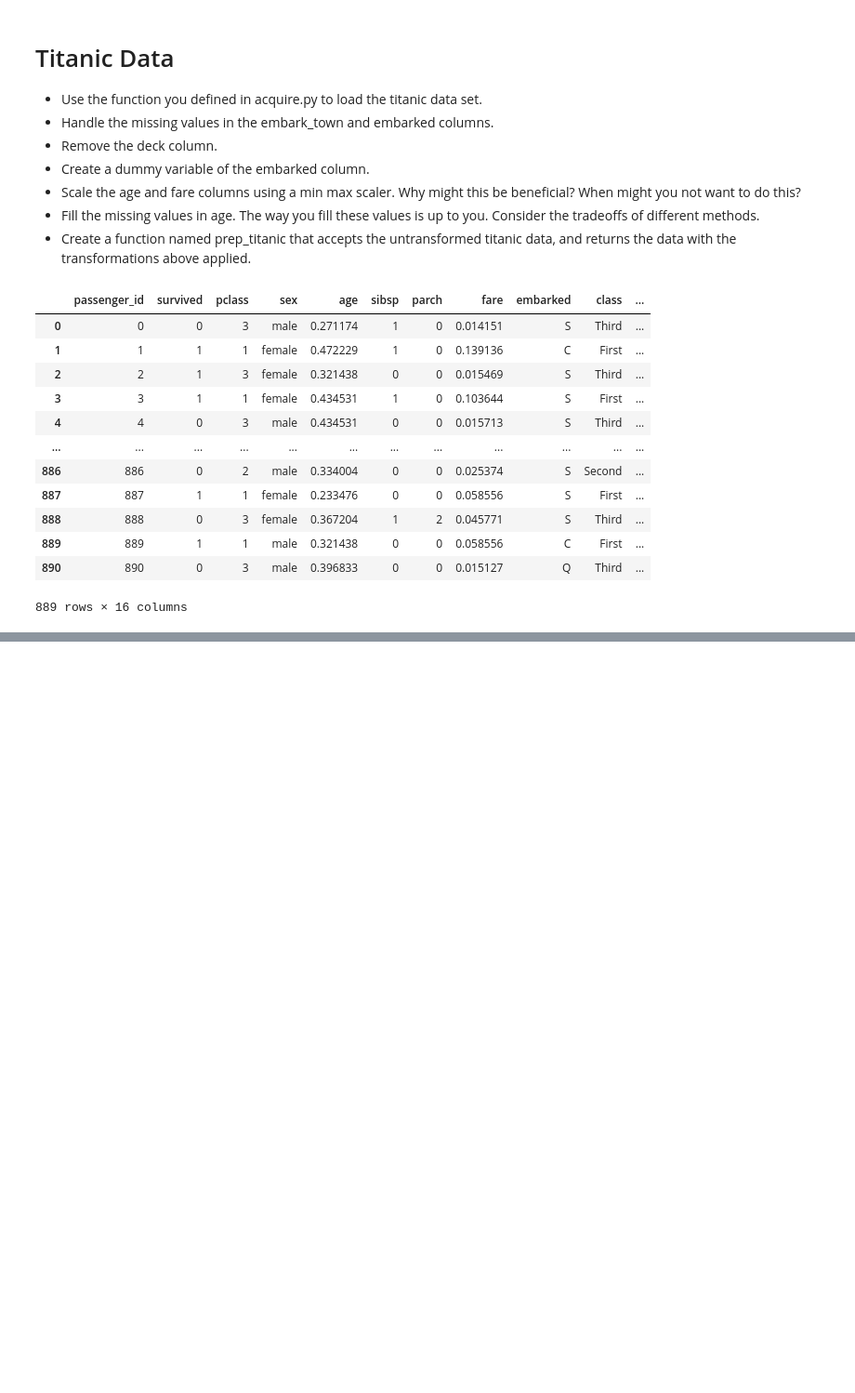
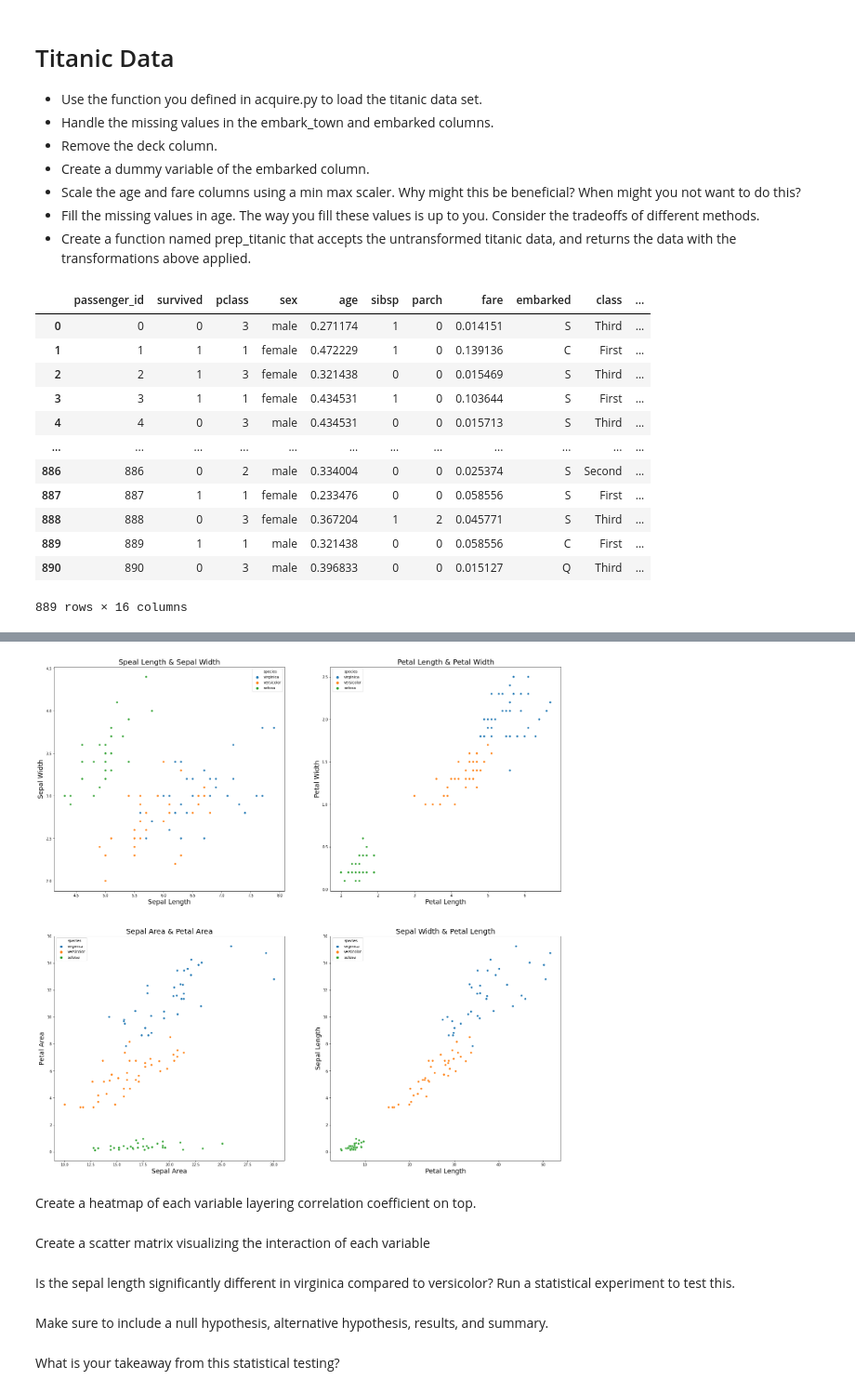
Before and after one commit to datastraine/codeup-data-science, a Jupyter notebook: classification_exercises.ipynb, the cells around one changed output, grey strips where cells are left out. Shown: that part at 93% size. Saved outputs shown, nothing was run; the diff lists cells and outputs as text; code cells hidden in the pictures; blank space fills up the shorter version.

```diff
--- a/classification_exercises.ipynb
+++ b/classification_exercises.ipynb
@@ -249,0 +329,49 @@ prep_titanic()
+# %%
+plt.figure(figsize = (25, 25))
+
+plt.subplot(221)
+sns.scatterplot(data=train, x="sepal_length", y="sepal_width", hue='species')
+plt.ylabel('Sepal Width', fontsize = 18)
+plt.xlabel('Sepal Length', fontsize = 18)
+plt.title('Speal Length & Sepal Width', fontsize = 20)
+
+# the second subplot
+plt.subplot(222)
+sns.scatterplot(data=train, x="petal_length", y="petal_width", hue='species')
+plt.ylabel('Sepal Width', fontsize = 18)
+plt.ylabel('Petal Width', fontsize = 18)
+plt.xlabel('Petal Length', fontsize = 18)
+plt.title('Petal Length & Petal Width', fontsize = 20)
+
+plt.subplot(223)
+sns.scatterplot(data=train, x=(train["sepal_length"] * train['sepal_width']), y=(train["petal_width"] * train['petal_length']), hue='species')
+plt.ylabel('Sepal Width', fontsize = 18)
+plt.ylabel('Petal Area', fontsize = 18)
+plt.xlabel('Sepal Area', fontsize = 18)
+plt.title('Sepal Area & Petal Area', fontsize = 20)
+
+# the second subplot
+plt.subplot(224)
+sns.scatterplot(data=train, x=(train["sepal_length"] * train['petal_length']), y=(train["petal_width"] * train['petal_length']), hue='species')
+plt.ylabel('Sepal Length', fontsize = 18)
+plt.xlabel('Petal Length', fontsize = 18)
+plt.title('Sepal Width & Petal Length', fontsize = 20)
+
+plt.show()
+
+# Sepal Length & Width aren't correlated execpt for setosa.
+# There is a positive correlation between petal length and petal width and a clear clustering based on speices.
+# There is a positive correlation between sepal area and petal area and a clear clustering based on speices.
+# There is a positive correlation between speal lengtha and petal length and a clear clustering based on speices.
+# %% [output]
+[figure, added]
+# %% [markdown]
+Create a heatmap of each variable layering correlation coefficient on top.
+# %% [markdown]
+Create a scatter matrix visualizing the interaction of each variable
+# %% [markdown]
+Is the sepal length significantly different in virginica compared to versicolor? Run a statistical experiment to test this.
+# %% [markdown]
+Make sure to include a null hypothesis, alternative hypothesis, results, and summary.
+# %% [markdown]
+What is your takeaway from this statistical testing?
```
Also changed, not shown: parts of 11 cells of this notebook.
